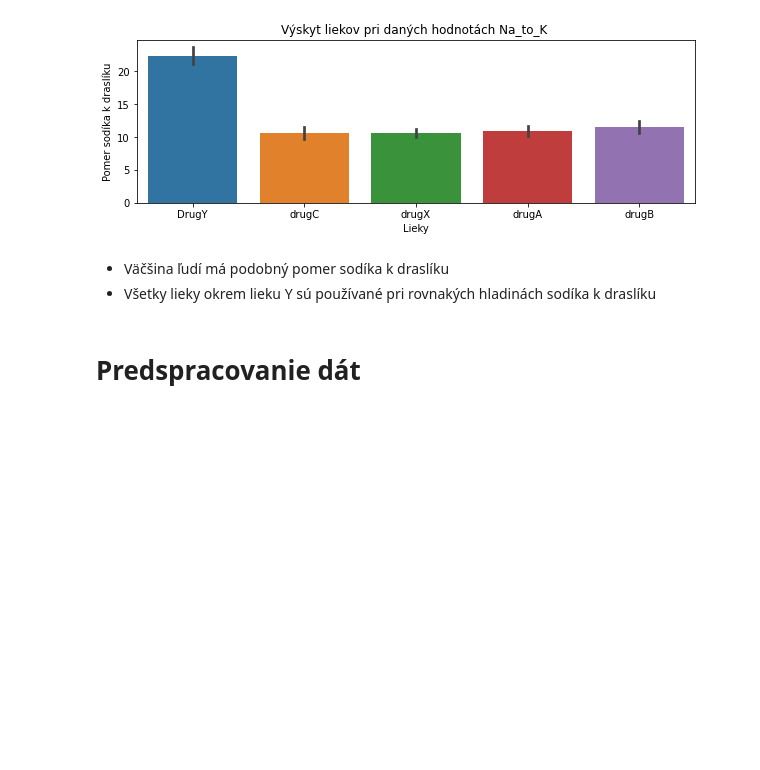
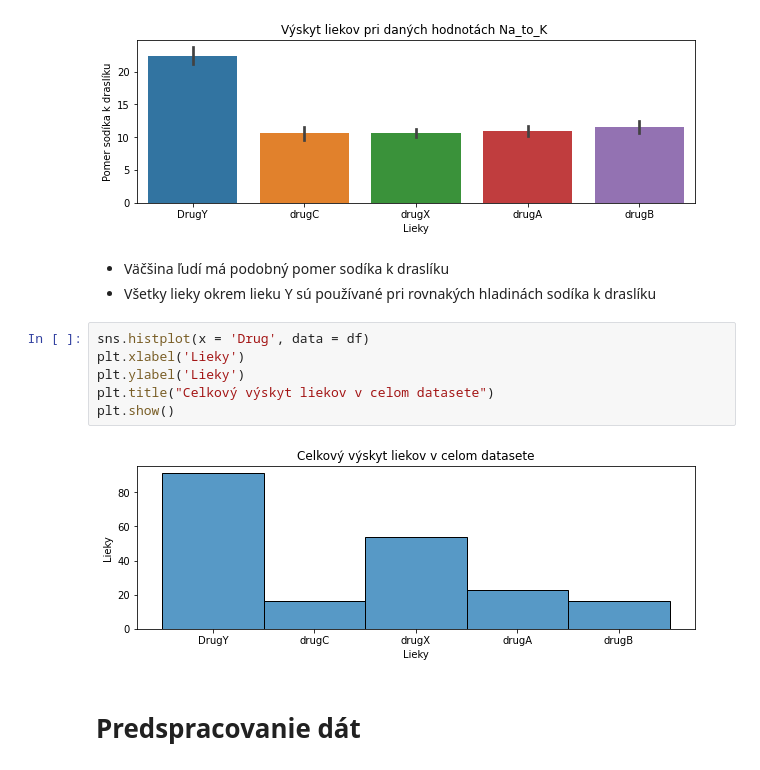
Before and after one commit to Frodas25/hrusovsky_NS2021, a Jupyter notebook: hrusovsky_NS2021.ipynb, the cells around one changed output. Cells and saved outputs as stored; diff of their text form; blank space fills up the shorter version.

```diff
--- a/hrusovsky_NS2021.ipynb
+++ b/hrusovsky_NS2021.ipynb
@@ -131,6 +131,14 @@ Text(0.5, 1.0, 'Výskyt liekov pri daných hodnotách Na_to_K ')
 # %% [markdown]
 - Väčšina ľudí má podobný pomer sodíka k draslíku
 - Všetky lieky okrem lieku Y sú používané pri rovnakých hladinách sodíka k draslíku
+# %%
+sns.histplot(x = 'Drug', data = df)
+plt.xlabel('Lieky')
+plt.ylabel('Lieky')
+plt.title("Celkový výskyt liekov v celom datasete")
+plt.show()
+# %% [output]
+[figure, added]
 # %% [markdown]
 # Predspracovanie dát
 # %%
```
Also changed, not shown: parts of 12 cells of this notebook.
